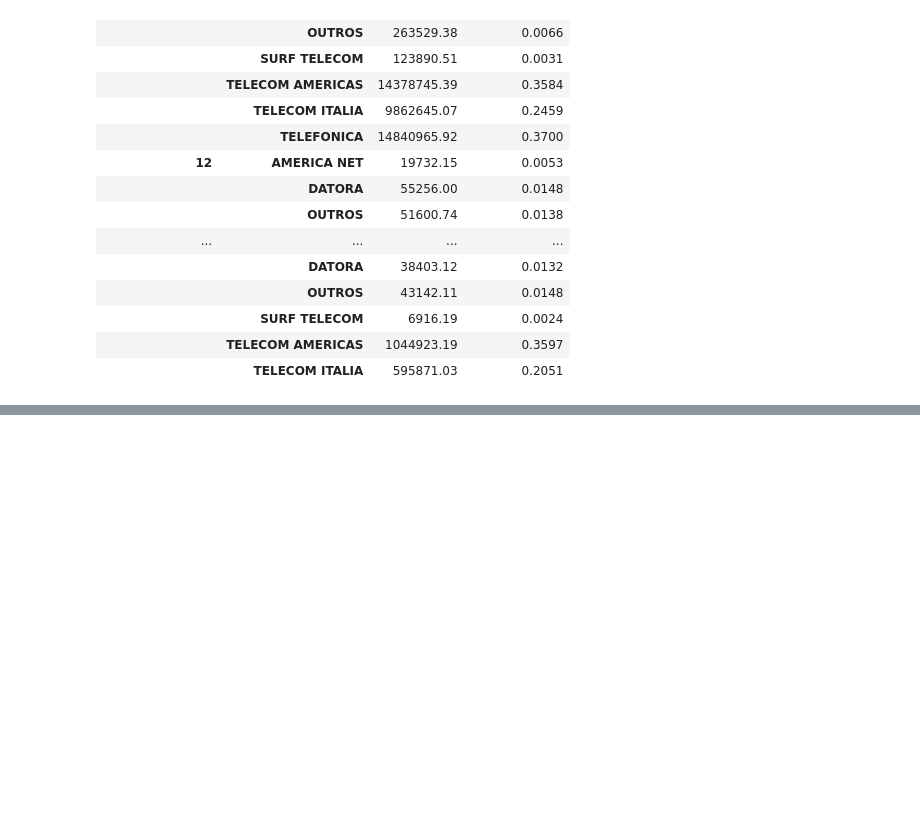
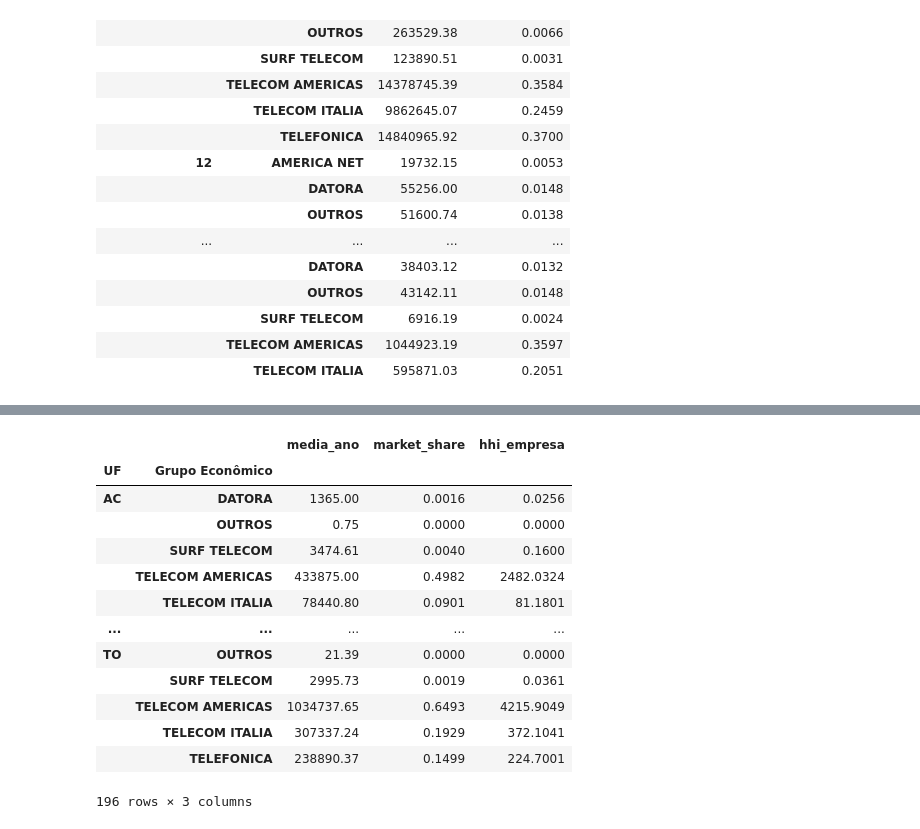
Before and after one commit to rislamiranda/projeto-smp, a Jupyter notebook: acessos_2023.ipynb, the cells around one changed output, grey strips where cells are left out. Saved outputs shown, nothing was run; the diff lists cells and outputs as text; code cells hidden in the pictures; blank space fills up the shorter version.

```diff
--- a/acessos_2023.ipynb
+++ b/acessos_2023.ipynb
@@ -469,20 +518,19 @@ df_2023_ddd.head(50)
 # %%
 #para o cálculo do HHI, primeiro criamos uma coluna chamada hhi_empresa pegando o valor do market_share de cada empresa e elevando o número ao quadrado
-#df_2009_uf['hhi_empresa'] = df_2009_uf['market_share'] ** 2
-#df_2009_uf
-#a partir da coluna de hhi_empresa, somamos os valores, criando um novo dataframe com uma coluna contendo o cálculo de HHI por UF
-#df_2009_hhi_uf = df_2009_uf.groupby('UF')['hhi_empresa'].sum()
-#df_2009_hhi_uf = pd.DataFrame(df_2009_hhi_uf).reset_index()
-#df_2009_hhi_uf.columns = ['UF', 'HHI']
-#df_2009_hhi_uf
-#criar uma função para verificar a concentração de mercado a partir do HHI
-#def analise_hhi(valor_hhi):
-    #if valor_hhi <= 1500:
-        #return "pouco concentrado"
-   # if valor_hhi > 1500 and valor_hhi <= 2500:
-        #return "moderado"
-    #else:
-        #return "altamente concentrado"
-#aplicar a função analise_hhi no dataframe, criando uma coluna analise_mercado_hhi
-#df_2009_hhi_uf['analise_mercado_hhi'] = df_2009_hhi_uf['HHI'].apply(analise_hhi)
-#df_2009_hhi_uf
+df_2023_uf['hhi_empresa'] = (df_2023_uf['market_share'] ** 2) * 10000
+df_2023_uf
+# %% [output]
+|  |  | media_ano | market_share | hhi_empresa |
+| UF | Grupo Econômico |  |  |  |
+| AC | DATORA | 1365.00 | 0.0016 | 0.0256 |
+|  | OUTROS | 0.75 | 0.0000 | 0.0000 |
+|  | SURF TELECOM | 3474.61 | 0.0040 | 0.1600 |
+|  | TELECOM AMERICAS | 433875.00 | 0.4982 | 2482.0324 |
+|  | TELECOM ITALIA | 78440.80 | 0.0901 | 81.1801 |
+| ... | ... | ... | ... | ... |
+| TO | OUTROS | 21.39 | 0.0000 | 0.0000 |
+|  | SURF TELECOM | 2995.73 | 0.0019 | 0.0361 |
+|  | TELECOM AMERICAS | 1034737.65 | 0.6493 | 4215.9049 |
+|  | TELECOM ITALIA | 307337.24 | 0.1929 | 372.1041 |
+|  | TELEFONICA | 238890.37 | 0.1499 | 224.7001 |
+196 rows × 3 columns
```
Also changed, not shown: parts of 15 cells of this notebook.
